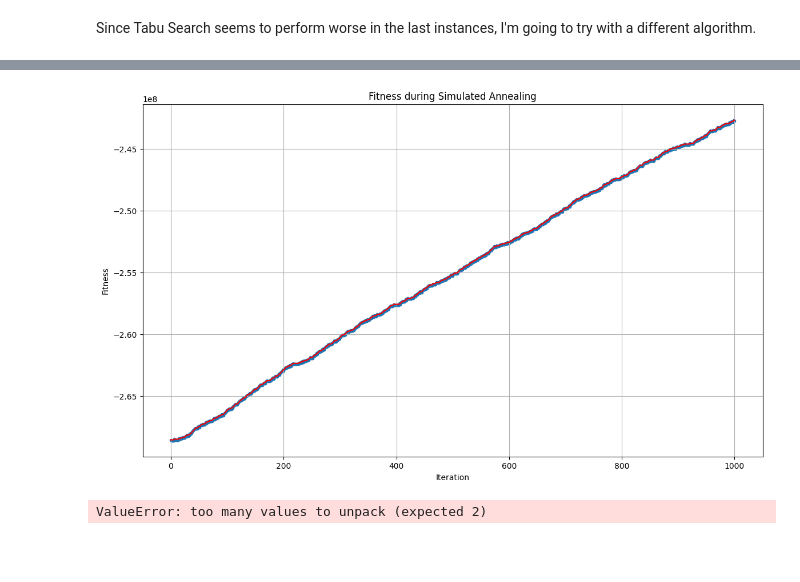
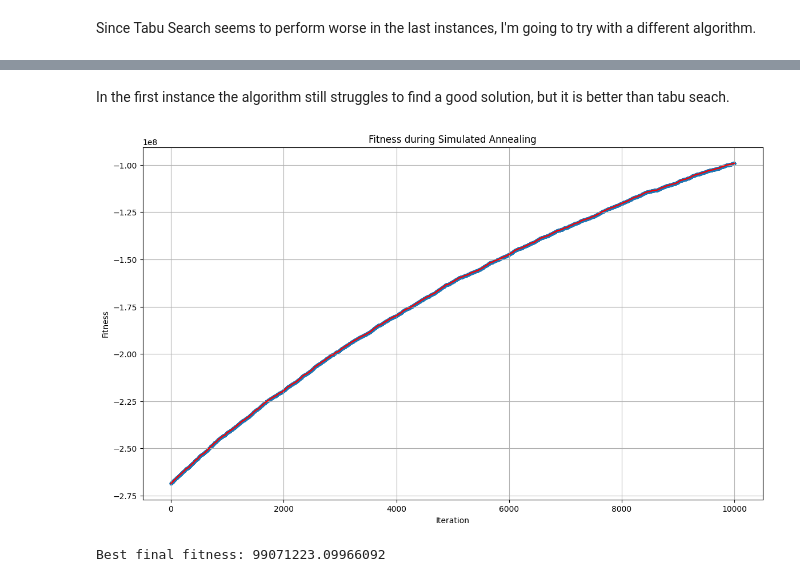
Before and after one commit to AlesoGio/CI2024_lab1, a Jupyter notebook: set-cover.ipynb, the cells around one changed output, grey strips where cells are left out. Cells and saved outputs as stored; diff of their text form; code cells hidden in the pictures; blank space fills up the shorter version.

```diff
--- a/set-cover.ipynb
+++ b/set-cover.ipynb
@@ -291,15 +291,13 @@ The algorithm seems to work well with instance 4 (reaching a fitness aroung -0.1
 # %% [markdown]
 Since Tabu Search seems to perform worse in the last instances, I'm going to try with a different algorithm.
 # %%
-MAX_ITERATIONS = 5000
-
 INITIAL_TEMP = 7000
 COOLING_RATE = 0.985
 
 MIN_TEMP = 1e-17
 
-def simulated_annealing():
-    """Simulated Annealing implementation without initial solution input"""
+def simulated_annealing(max_iterations):
+    """Simulated Annealing implementation with max_iterations as input parameter"""
 
     # Generate an initial random solution
     best_solution = rng.random(NUM_SETS) < .5
@@ -309,14 +307,14 @@ def simulated_annealing():
     # Initialize temperature
     temperature = INITIAL_TEMP
 
-    for iteration in range(MAX_ITERATIONS):
+    for iteration in range(max_iterations):
         # Generate a new tweaked solution
         new_solution = tweak(best_solution)
-        f = fitness(new_solution)
+        fitness = fitness(new_solution)
         history.append(f[1])
 
-        if f[0]:  # If the new solution is valid
-            new_cost = -f[1]
+        if fitness[0]:  # If the new solution is valid
+            new_cost = -fitness[1]
             cost_diff = new_cost - (-fitness_solution[1])
 
             # If new_cost is better or accept a worse solution probabilistically
@@ -344,3 +342,21 @@ def simulated_annealing():
 
     # Return the best solution and its corresponding fitness
     return best_solution, -fitness_solution[1]
+# %%
+#Instance 1
+
+UNIVERSE_SIZE = 100
+NUM_SETS = 10
+DENSITY = 0.2
+
+rng = np.random.Generator(np.random.PCG64([UNIVERSE_SIZE, NUM_SETS, int(10_000 * DENSITY)]))
+
+SETS = np.random.random((NUM_SETS, UNIVERSE_SIZE)) < DENSITY
+for s in range(UNIVERSE_SIZE):
+    if not np.any(SETS[:, s]):
+        SETS[np.random.randint(NUM_SETS), s] = True
+COSTS = np.power(SETS.sum(axis=1), 1.1)
+
+
+best_solution, best_fitness = simulated_annealing(1000)
+print("Best final fitness:", best_fitness)
@@ -347,20 +366,22 @@ def simulated_annealing():
+# %% [markdown]
+In the first instance the algorithm still struggles to find a good solution,  but it is better than tabu seach.
 # %%
-# Instance 4
+# Instance 5
 UNIVERSE_SIZE = 100_000
 NUM_SETS = 10_000
 DENSITY = 0.2
 
 rng = np.random.Generator(np.random.PCG64([UNIVERSE_SIZE, NUM_SETS, int(10_000 * DENSITY)]))
 
 SETS = np.random.random((NUM_SETS, UNIVERSE_SIZE)) < DENSITY
 for s in range(UNIVERSE_SIZE):
     if not np.any(SETS[:, s]):
         SETS[np.random.randint(NUM_SETS), s] = True
 COSTS = np.power(SETS.sum(axis=1), 1.1)
 
 
-best_solution, best_fitness = simulated_annealing()
+best_solution, best_fitness = simulated_annealing(10000)
 print("Best final fitness:", best_fitness)
 # %% [output]
-[figure, old version]
+[figure, new version]
-ValueError: too many values to unpack (expected 2)
+Best final fitness: 99071223.09966092
```
Also changed, not shown: parts of 4 cells of this notebook, 1 other file.
